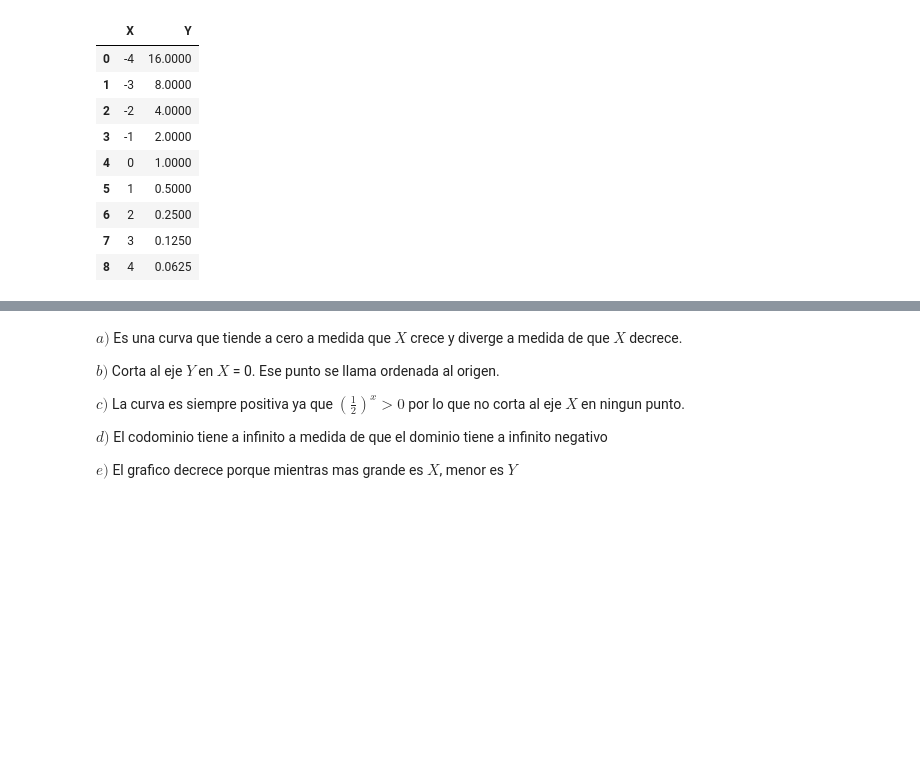
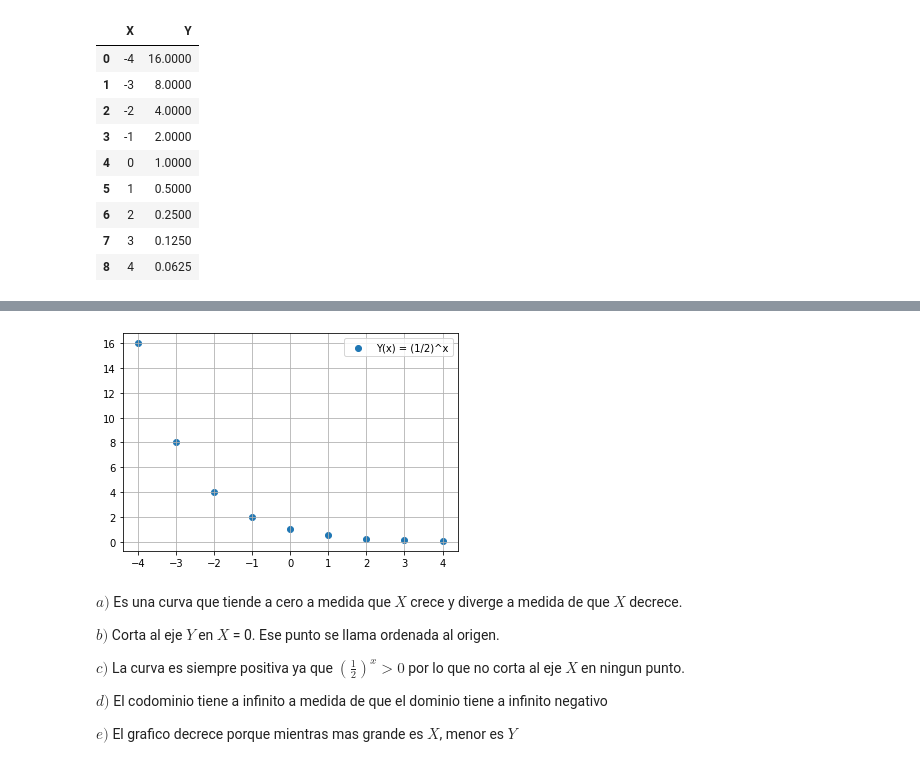
Before and after one commit to ericcar97/tareas, a Jupyter notebook: lucia_pereyra.ipynb, the cells around one changed output, grey strips where cells are left out. Saved outputs shown, nothing was run; the diff lists cells and outputs as text; code cells hidden in the pictures; blank space fills up the shorter version.

```diff
--- a/lucia_pereyra.ipynb
+++ b/lucia_pereyra.ipynb
@@ -149,3 +142,10 @@ fig.show()
+# %%
+plt.scatter(X,Y, label='Y(x) = (1/2)^x')
+plt.legend(loc='best')
+plt.grid(True)
+plt.show()
+# %% [output]
+[figure, added]
 # %% [markdown]
 $a)$ Es una curva que tiende a cero a medida que $X$ crece y diverge a medida de que $X$ decrece.
 
```
Also changed, not shown: parts of 4 cells of this notebook.
